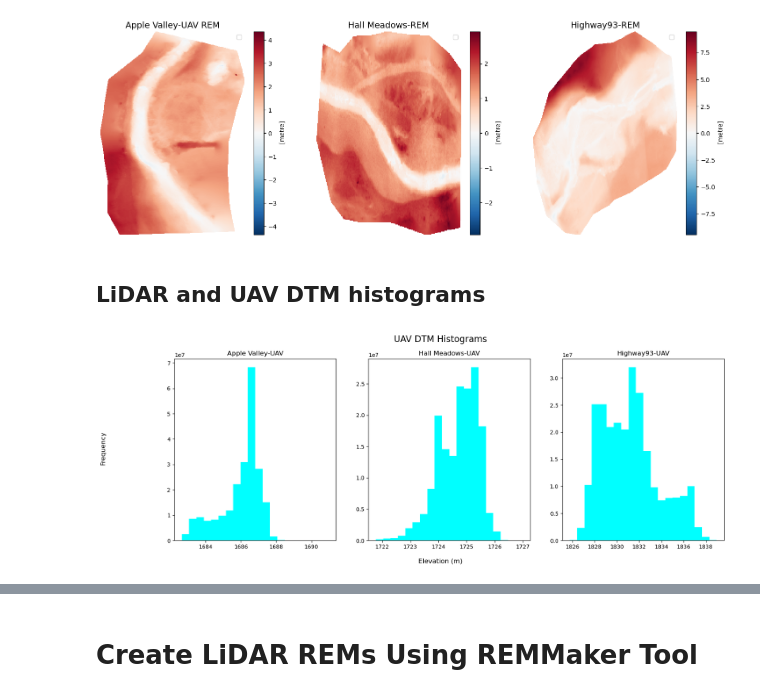
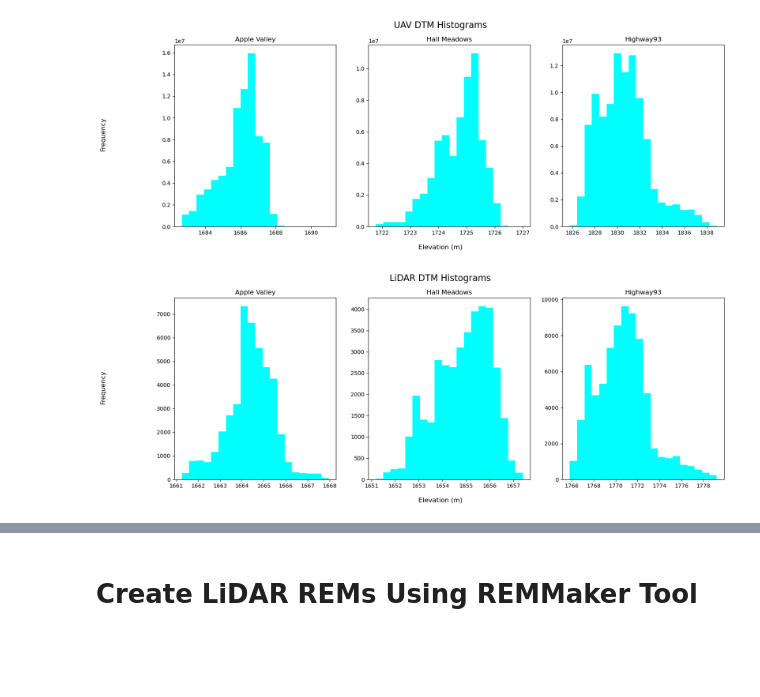
Before and after one commit to lechipman/st-vrain-rem, a Jupyter notebook: lidar_processing.ipynb, the cells around one changed output, grey strips where cells are left out. Saved outputs shown, nothing was run; the diff lists cells and outputs as text; code cells hidden in the pictures; blank space fills up the shorter version.

```diff
--- a/lidar_processing.ipynb
+++ b/lidar_processing.ipynb
@@ -68,7 +39,7 @@ site_lidar_urls = get_lidar_url(site_names=site_names)
 # %%
-# Save the lidar DTMs to the dictionaries
+# Download and unzip lidar, save the lidar DTMs to the dictionaries
 for site in site_lidar_urls:
-    site['lidar_dtm'] = load_dtm(data_url=site['lidar_url'],
+    site['lidar_dtm'] = load_model.load_dtm(data_url=site['lidar_url'],
                                      site_name=site['site_name'],
                                      file_name=site['zip_filename'])
 # Merge the 2 hallmeadows tiles and replace dtm:
@@ -99 +73,5 @@ for i, axe in enumerate(axes.flatten()):
+# %%
+# Call function to download the UAV DTMs and REMs and add to dictionary
+# Note at this step, the main dictionary name is changes to site_data_dictionary
+site_data_dictionary = load_model.get_uav_dtms(site_data_dictionary=site_lidar_urls)
 # %% [markdown]
@@ -211,2 +129,0 @@ Speeding up plots/reducing file size? - pickling??
-# %%
-site_data_dictionary = get_uav_dtms(site_data_dictionary=site_lidar_urls)
@@ -215,33 +130,31 @@ applevalley/applevalley_dtm.tif does not exist. Downloading...
-# %%
-# Call function to plot lidar DTMs
-fig, axes = plt.subplots(1, 3, figsize=(18, 6))
-plot_title = ['Apple Valley-UAV REM',
-              'Hall Meadows-REM',
-              'Highway93-REM']
-for i,axe in enumerate(axes.flatten()):
-    plot_model(model=site_data_dictionary[i]['uav_rem'],
-                   title=plot_title[i],
-                   coarsen=True,
-                   xpix=20,
-                   ypix=20,
-                   ax=axe)
-# %% [output]
-[figure, removed]
-# %% [markdown]
-## LiDAR and UAV DTM histograms
 # %%
 # Call function to plot histogram of lidar and UAV DTMs
 fig, axes = plt.subplots(1, 3, figsize=(18, 6))
 plot_title = ['Apple Valley',
               'Hall Meadows',
               'Highway93']
 
 for i, axe in enumerate(axes.flatten()):
-    plot_hists(model=site_data_dictionary[i]['uav_dtm'],
+    load_model.plot_hists(model=site_data_dictionary[i]['uav_clipped_dtm'],
                titles=plot_title[i],
                main_title='UAV DTM Histograms',
                color=('cyan'),
-               fig=fig,
-               ax=axe)
+               ax=axe,
+               fig=fig)
+
+# Call function to plot histogram of lidar DTMs
+fig, axes = plt.subplots(1, 3, figsize=(18, 6))
+plot_title = ['Apple Valley',
+              'Hall Meadows',
+              'Highway93']
+
+for i, axe in enumerate(axes.flatten()):
+    load_model.plot_hists(model=site_data_dictionary[i]['lidar_clipped_dtm'],
+               titles=plot_title[i],
+               main_title='LiDAR DTM Histograms',
+               color=('cyan'),
+               ax=axe,
+               fig=fig)
 # %% [output]
-[figure, old version]
+[figure, new version]
+[figure, added]
```
Also changed, not shown: parts of 28 cells of this notebook, 3 other files.
